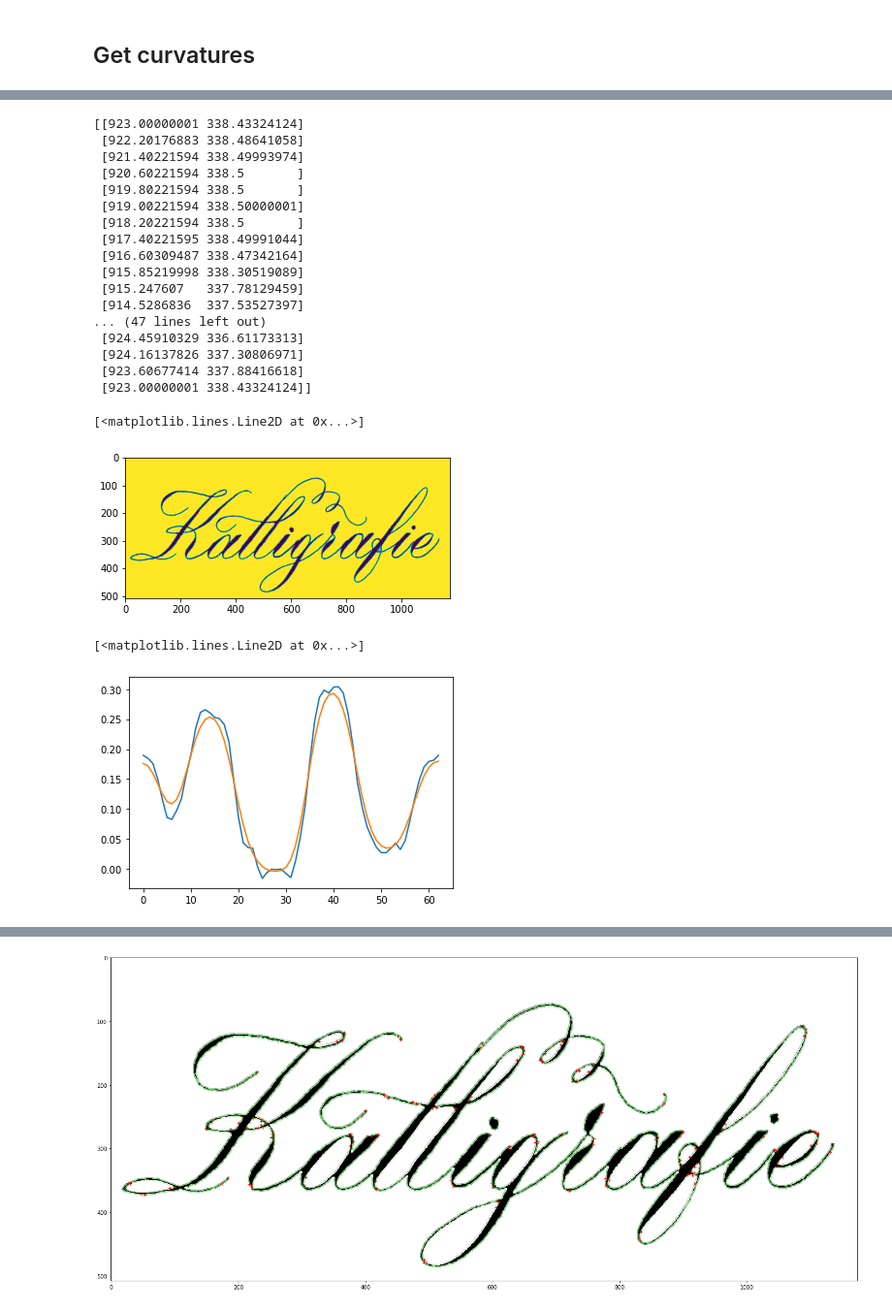
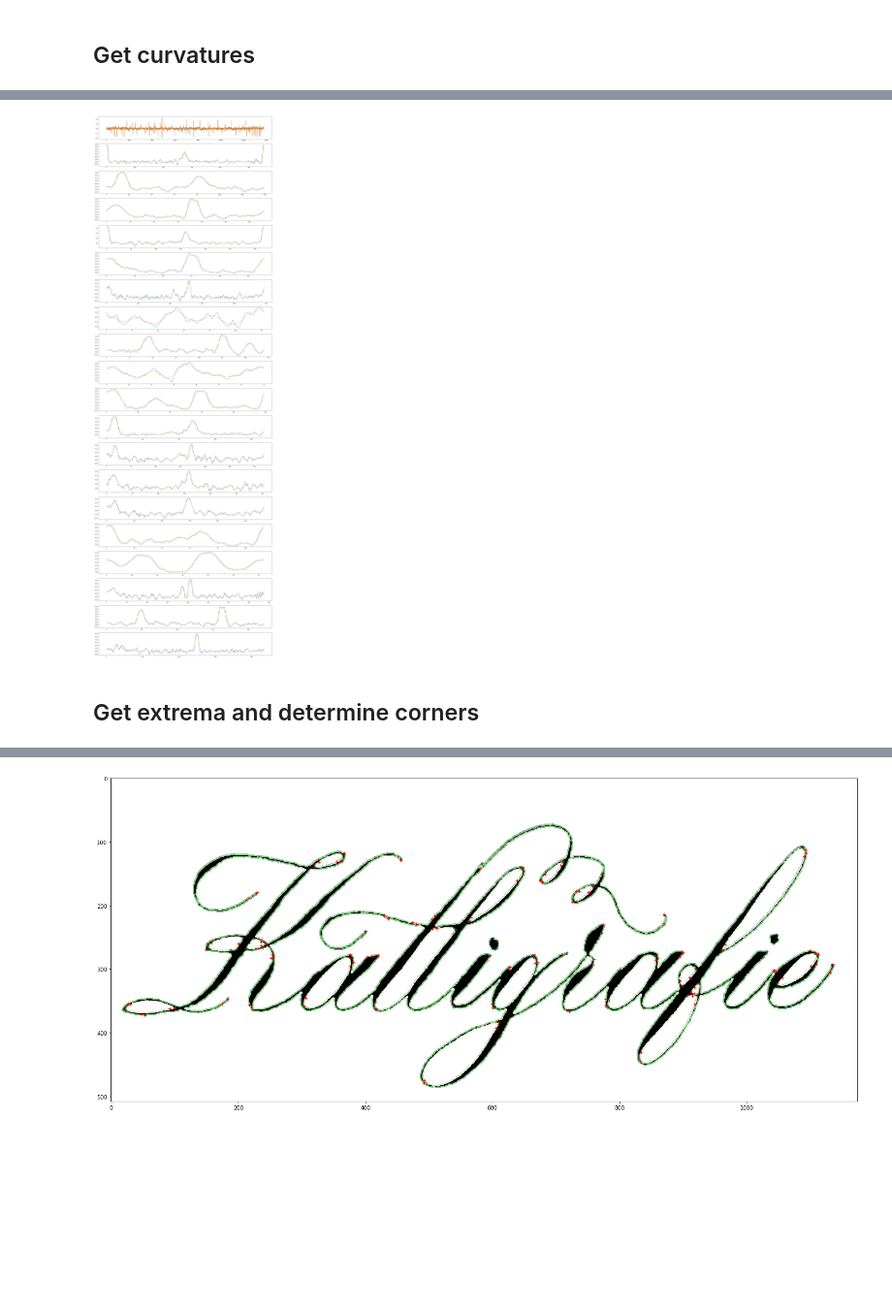
Before and after one commit to wechtits19/calligraphy-vectorization, a Jupyter notebook: improved_vectorization_pipeline.ipynb, the cells around one changed output, grey strips where cells are left out. Shown at 97% size. Cells and saved outputs as stored; diff of their text form; code cells hidden in the pictures; blank space fills up the shorter version.

```diff
--- a/improved_vectorization_pipeline.ipynb
+++ b/improved_vectorization_pipeline.ipynb
@@ -144,36 +131,18 @@ def smooth(x, window_len=11, window='hanning'):
 
     y = np.convolve(w / w.sum(), s, mode='valid')
     return y
-# %%
-print(contours_with_curvatures[16][0])
-plt.imshow(image_cleaned)
-plt.plot(contours_with_curvatures[16][0][:, 0], contours_with_curvatures[16][0][:, 1])
-# %% [output]
-[[923.00000001 338.43324124]
- [922.20176883 338.48641058]
- [921.40221594 338.49993974]
- [920.60221594 338.5       ]
- [919.80221594 338.5       ]
- [919.00221594 338.50000001]
- [918.20221594 338.5       ]
- [917.40221595 338.49991044]
- [916.60309487 338.47342164]
- [915.85219998 338.30519089]
- [915.247607   337.78129459]
- [914.5286836  337.53527397]
-... (47 lines left out)
- [924.45910329 336.61173313]
- [924.16137826 337.30806971]
- [923.60677414 337.88416618]
- [923.00000001 338.43324124]]
-[<matplotlib.lines.Line2D at 0x...>]
-[figure, removed]
-# %%
-plt.plot(contours_with_curvatures[16][1])
-plt.plot(smooth(contours_with_curvatures[16][1])[5:-5])
-# %% [output]
-[<matplotlib.lines.Line2D at 0x...>]
-[figure, removed]
+# %%
+# Show all smoothened curvatures
+l = len(contours_with_curvatures)
+fix, axs = plt.subplots(l, figsize=(25, 4 * l))
+
+for i, contour_with_curvatures in enumerate(contours_with_curvatures):
+    axs[i].plot(contour_with_curvatures[1])
+    axs[i].plot(smooth(contour_with_curvatures[1])[5:-5])
+# %% [output]
+[figure, added]
+# %% [markdown]
+## Get extrema and determine corners
 # %%
 from scipy.signal import argrelmax
 
```
Also changed, not shown: parts of 28 cells of this notebook, 2 other files.
